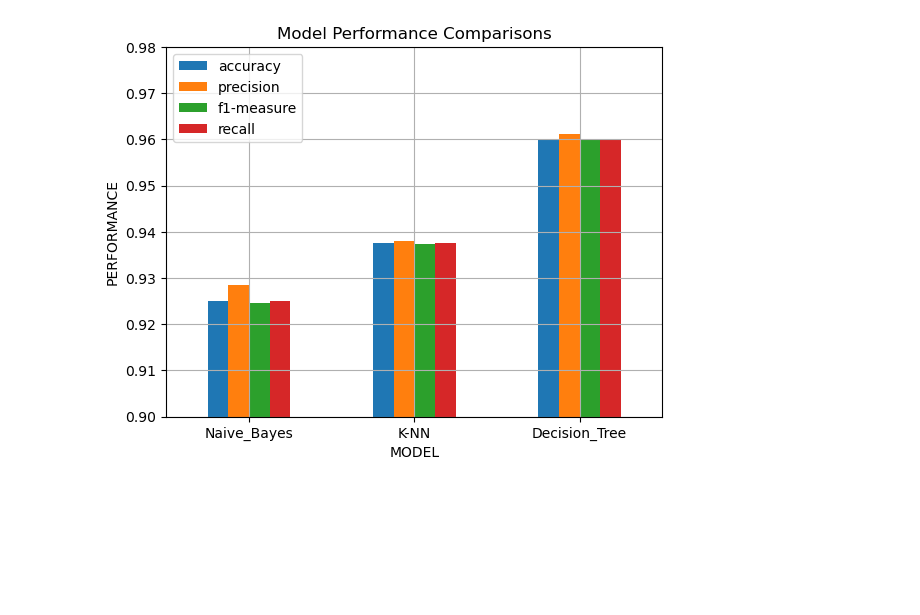
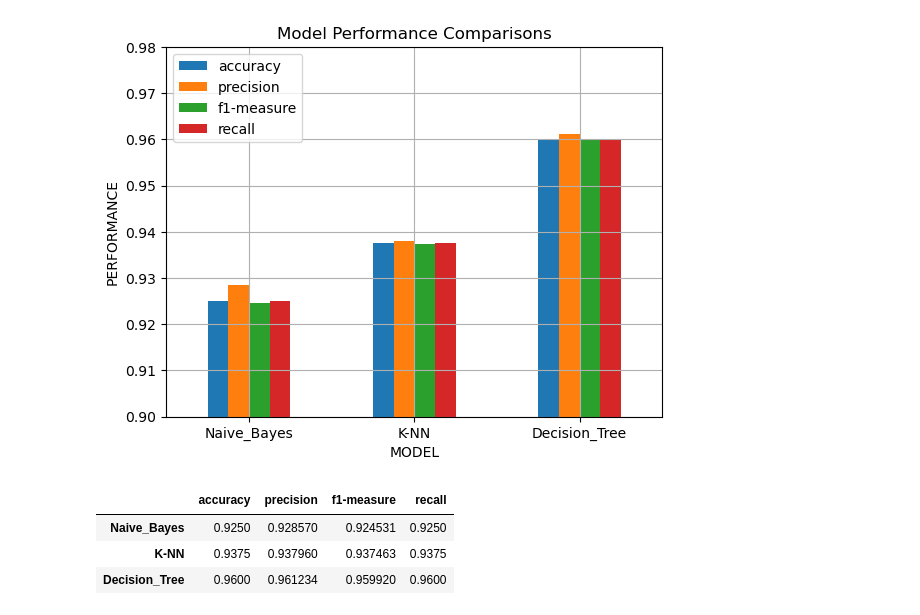
Before and after one commit to Syed-A-Naqvi/machine_learning, a Jupyter notebook: python_machine_learning/classification/improve_dating_site_matches/improve_dating_matches.ipynb, the cells around one changed output. Drawn from its saved outputs; the diff is of its cells as text; code cells hidden in the pictures; blank space fills up the shorter version.

```diff
--- a/python_machine_learning/classification/improve_dating_site_matches/improve_dating_matches.ipynb
+++ b/python_machine_learning/classification/improve_dating_site_matches/improve_dating_matches.ipynb
@@ -285,2 +279,9 @@ plt.show()
 # %% [output]
 [figure]
+# %%
+results
+# %% [output]
+|  | accuracy | precision | f1-measure | recall |
+| Naive_Bayes | 0.9250 | 0.928570 | 0.924531 | 0.9250 |
+| K-NN | 0.9375 | 0.937960 | 0.937463 | 0.9375 |
+| Decision_Tree | 0.9600 | 0.961234 | 0.959920 | 0.9600 |
```
Also changed, not shown: parts of 1 cell of this notebook, 8 other files.
